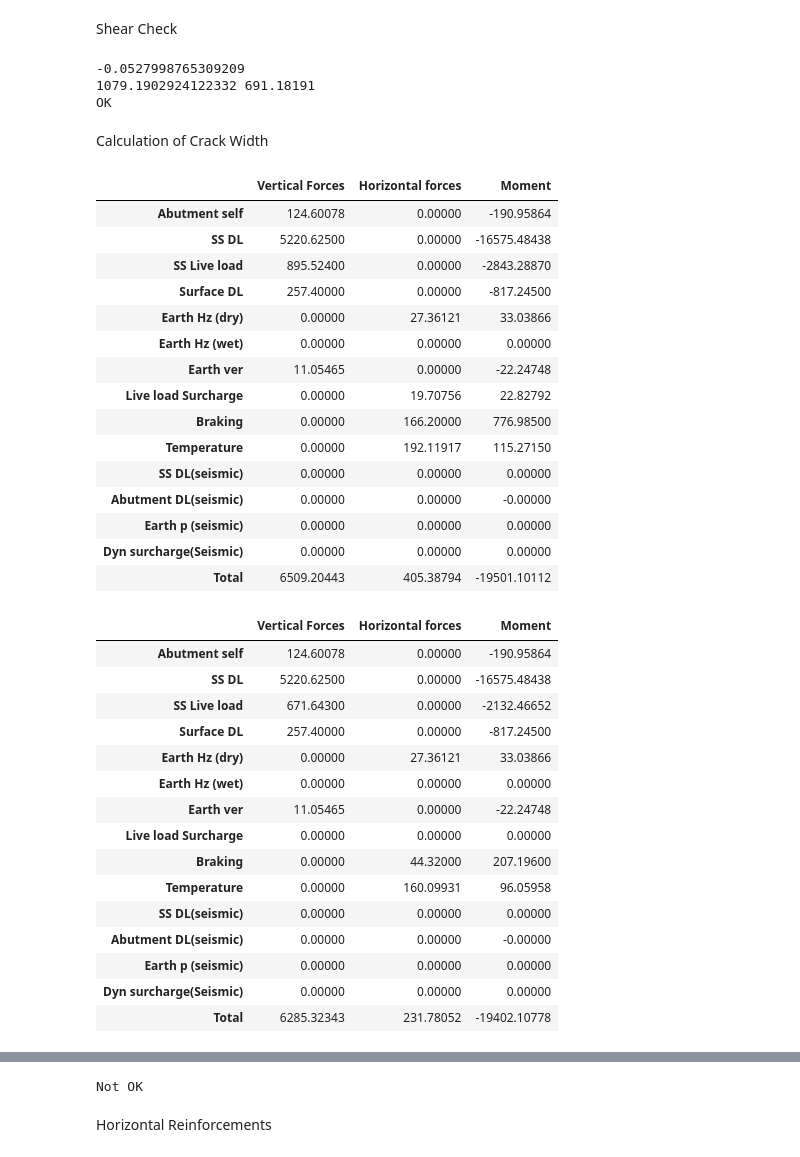
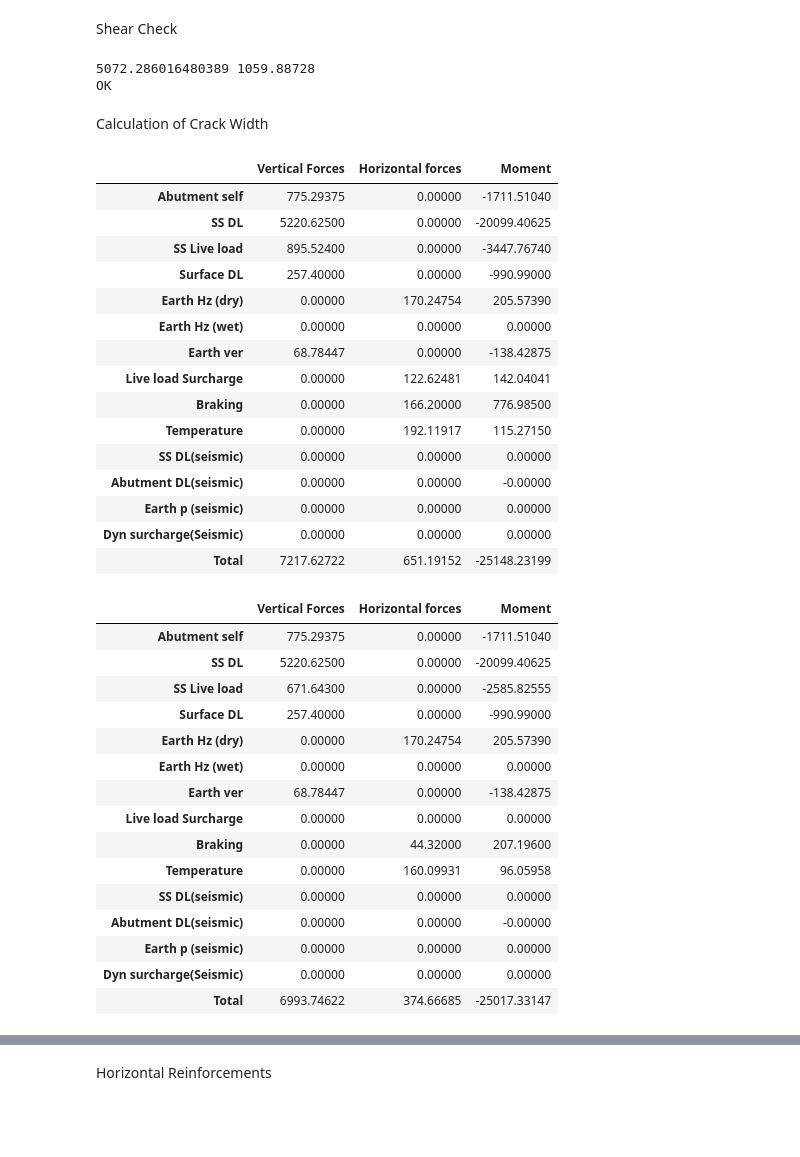
Before and after one commit to Rawrr-123/PSC_bridge, a Jupyter notebook: Abutment.ipynb, the cells around one changed output, grey strips where cells are left out. Drawn from its saved outputs; the diff is of its cells as text; code cells hidden in the pictures; blank space fills up the shorter version.

```diff
--- a/Abutment.ipynb
+++ b/Abutment.ipynb
@@ -65,7 +65,7 @@ Abutment details
 # %%
 #inputs
 df=pd.read_excel('data/abutment.xlsx',index_col=None,header=None)
-df2=pd.read_excel('data/abutment2.xlsx',index_col=None,header=None)
+df2=pd.read_excel('data/abutment2.xlsx',index_col=None,header=None).drop([0,0])
 display(df2)
 bearing_ht = 0.3 #assumed including pedestal
 abut = {
@@ -929,16 +909,14 @@ OK
 # %% [markdown]
 Shear Check
 # %%
-v_min = min(res)*1000
-ac = abut['width_of_abut']*1000*d
-sigma_c = v_min/ac
-k = 1+ pow(200/d,.5) if (1+ pow(200/d,.5))<=2 else 2
-row_1 = ast_pro/(abut['width_of_abut']*1000*d)
-print(row_1)
+v_min = min([A10.iloc[14,0],A11.iloc[14,0]])*1000
+ac = abut['width_of_abut']*1000*((abut['ttl_stembase_width']*1000) - ce - 10)
+k = 1+ pow(200/((abut['ttl_stembase_width']*1000) - ce - 10),.5) if (1+ pow(200/((abut['ttl_stembase_width']*1000) - ce - 10),.5))<=2 else 2
+row_1 = ast_pro/(abut['width_of_abut']*1000*((abut['ttl_stembase_width']*1000) - ce - 10))
 t_min = 0.031*pow(k,1.5)*pow(fck,0.5)
-vrdc_min = (t_min + 0.15*sigma_c)*abut['width_of_abut']*1000*d/1000
-if (0.12*k*pow(80*row_1*fck,0.33)+0.15*sigma_c)*abut['width_of_abut']*1000*d/1000>=vrdc_min:
-    vrdc = (0.12*k*pow(80*row_1*fck,0.33)+0.15*sigma_c)*abut['width_of_abut']*1000*d/1000
+vrdc_min = (t_min + 0.15*(v_min/ac))*abut['width_of_abut']*1000*((abut['ttl_stembase_width']*1000) - ce - 10)/1000
+if (0.12*k*pow(80*row_1*fck,0.33)+0.15*(v_min/ac))*abut['width_of_abut']*1000*((abut['ttl_stembase_width']*1000) - ce - 10)/1000>=vrdc_min:
+    vrdc = (0.12*k*pow(80*row_1*fck,0.33)+0.15*(v_min/ac))*abut['width_of_abut']*1000*((abut['ttl_stembase_width']*1000) - ce - 10)/1000
 else:
     vrdc = vrdc_min
 
@@ -950,14 +928,13 @@ if vrdc >= shear_f:
 else:
     print("Not OK")
 # %% [output]
--0.0527998765309209
-1079.1902924122332 691.18191
+5072.286016480389 1059.88728
 OK
 # %% [markdown]
 Calculation of Crack Width
 # %%
 #Inputs
-hc_eff = min([2.5*(abut['ttl_stembase_width']-d), (abut['ttl_stembase_width']-xu)/3, abut['ttl_stembase_width']/2])
+hc_eff = min([2.5*(abut['ttl_stembase_width']-((abut['ttl_stembase_width']*1000) - ce - 10)), (abut['ttl_stembase_width']-xu)/3, abut['ttl_stembase_width']/2])
 ac_eff = abut['width_of_abut']*hc_eff
 k_t = 0.5
 f_cm = fck+10
@@ -977,56 +954,56 @@ for index,i in enumerate(rare):
     mom_rare.append(round(rare[index]*moment_unf[index],5))
 W1 = pd.DataFrame({"Vertical Forces":v_rare, 'Horizontal forces':hz_rare,"Moment":mom_rare},index = ['Abutment self','SS DL','SS Live load','Surface DL','Earth Hz (dry)','Earth Hz (wet)','Earth ver','Live load Surcharge','Braking','Temperature','SS DL(seismic)','Abutment DL(seismic)','Earth p (seismic)','Dyn surcharge(Seismic)'])
 W1.loc[len(W1.index)] = [W1['Vertical Forces'].sum(), W1['Horizontal forces'].sum(), W1['Moment'].sum()]
 display(W1.rename(index={14:'Total'}))
 
 # Frequent combination
 v_freq = []
 hz_freq = []
 mom_freq = []
 for index,i in enumerate(freq):
     v_freq.append(round(freq[index]*force_ver[index],5))
     hz_freq.append(round(freq[index]*force_hz[index],5))
     mom_freq.append(round(freq[index]*moment_unf[index],5))
 W2 = pd.DataFrame({"Vertical Forces":v_freq, 'Horizontal forces':hz_freq,"Moment":mom_freq},index = ['Abutment self','SS DL','SS Live load','Surface DL','Earth Hz (dry)','Earth Hz (wet)','Earth ver','Live load Surcharge','Braking','Temperature','SS DL(seismic)','Abutment DL(seismic)','Earth p (seismic)','Dyn surcharge(Seismic)'])
 W2.loc[len(W2.index)] = [W2['Vertical Forces'].sum(), W2['Horizontal forces'].sum(), W2['Moment'].sum()]
 display(W2.rename(index={14:'Total'}))
 
 # Quasi-permanent combination
 v_quasi = []
 hz_quasi = []
 mom_quasi = []
 for index,i in enumerate(quasi):
     v_quasi.append(round(quasi[index]*force_ver[index],5))
     hz_quasi.append(round(quasi[index]*force_hz[index],5))
     mom_quasi.append(round(quasi[index]*moment_unf[index],5))
 W3 = pd.DataFrame({"Vertical Forces":v_quasi, 'Horizontal forces':hz_quasi,"Moment":mom_quasi},index = ['Abutment self','SS DL','SS Live load','Surface DL','Earth Hz (dry)','Earth Hz (wet)','Earth ver','Live load Surcharge','Braking','Temperature','SS DL(seismic)','Abutment DL(seismic)','Earth p (seismic)','Dyn surcharge(Seismic)'])
 W3.loc[len(W3.index)] = [W3['Vertical Forces'].sum(), W3['Horizontal forces'].sum(), W3['Moment'].sum()]
 display(W3.rename(index={14:'Total'}))
 # %% [output]
 |  | Vertical Forces | Horizontal forces | Moment |
-| Abutment self | 124.60078 | 0.00000 | -190.95864 |
-| SS DL | 5220.62500 | 0.00000 | -16575.48438 |
-| SS Live load | 895.52400 | 0.00000 | -2843.28870 |
-| Surface DL | 257.40000 | 0.00000 | -817.24500 |
-| Earth Hz (dry) | 0.00000 | 27.36121 | 33.03866 |
+| Abutment self | 775.29375 | 0.00000 | -1711.51040 |
+| SS DL | 5220.62500 | 0.00000 | -20099.40625 |
+| SS Live load | 895.52400 | 0.00000 | -3447.76740 |
+| Surface DL | 257.40000 | 0.00000 | -990.99000 |
+| Earth Hz (dry) | 0.00000 | 170.24754 | 205.57390 |
 | Earth Hz (wet) | 0.00000 | 0.00000 | 0.00000 |
-| Earth ver | 11.05465 | 0.00000 | -22.24748 |
-| Live load Surcharge | 0.00000 | 19.70756 | 22.82792 |
+| Earth ver | 68.78447 | 0.00000 | -138.42875 |
+| Live load Surcharge | 0.00000 | 122.62481 | 142.04041 |
 | Braking | 0.00000 | 166.20000 | 776.98500 |
 | Temperature | 0.00000 | 192.11917 | 115.27150 |
 | SS DL(seismic) | 0.00000 | 0.00000 | 0.00000 |
 | Abutment DL(seismic) | 0.00000 | 0.00000 | -0.00000 |
 | Earth p (seismic) | 0.00000 | 0.00000 | 0.00000 |
 | Dyn surcharge(Seismic) | 0.00000 | 0.00000 | 0.00000 |
-| Total | 6509.20443 | 405.38794 | -19501.10112 |
+| Total | 7217.62722 | 651.19152 | -25148.23199 |
 |  | Vertical Forces | Horizontal forces | Moment |
-| Abutment self | 124.60078 | 0.00000 | -190.95864 |
-| SS DL | 5220.62500 | 0.00000 | -16575.48438 |
-| SS Live load | 671.64300 | 0.00000 | -2132.46652 |
-| Surface DL | 257.40000 | 0.00000 | -817.24500 |
-| Earth Hz (dry) | 0.00000 | 27.36121 | 33.03866 |
+| Abutment self | 775.29375 | 0.00000 | -1711.51040 |
+| SS DL | 5220.62500 | 0.00000 | -20099.40625 |
+| SS Live load | 671.64300 | 0.00000 | -2585.82555 |
+| Surface DL | 257.40000 | 0.00000 | -990.99000 |
+| Earth Hz (dry) | 0.00000 | 170.24754 | 205.57390 |
 | Earth Hz (wet) | 0.00000 | 0.00000 | 0.00000 |
-| Earth ver | 11.05465 | 0.00000 | -22.24748 |
+| Earth ver | 68.78447 | 0.00000 | -138.42875 |
 | Live load Surcharge | 0.00000 | 0.00000 | 0.00000 |
 | Braking | 0.00000 | 44.32000 | 207.19600 |
 | Temperature | 0.00000 | 160.09931 | 96.05958 |
@@ -1034,5 +1011,5 @@ display(W3.rename(index={14:'Total'}))
 | Abutment DL(seismic) | 0.00000 | 0.00000 | -0.00000 |
 | Earth p (seismic) | 0.00000 | 0.00000 | 0.00000 |
 | Dyn surcharge(Seismic) | 0.00000 | 0.00000 | 0.00000 |
-| Total | 6285.32343 | 231.78052 | -19402.10778 |
+| Total | 6993.74622 | 374.66685 | -25017.33147 |
 |  | Vertical Forces | Horizontal forces | Moment |
@@ -1054,22 +1031,17 @@ display(W3.rename(index={14:'Total'}))
 # %%
-bm_crack = min([W1.iloc[14,2],W2.iloc[14,2],W3.iloc[14,2]])
-stress_act = (bm_crack*pow(10,6))/(ast_pro*cgs)
-fct_eff = 0.259*pow(fck,2/3)
-e_cm = 22*pow(f_cm/12.5,0.3)*1000
-ro1_eff = ast_pro/ac_eff
-alp_e = E/e_cm
-if (stress_act-(k_t*fct_eff*(1+alp_e*ro1_eff))/ro1_eff)/E >= 0.6*stress_act/E:
-    diff_e = (stress_act-(k_t*fct_eff*(1+alp_e*ro1_eff))/ro1_eff)/E
+#Check for Cracking criteria
+
+
+if ((((min([W1.iloc[14,2],W2.iloc[14,2],W3.iloc[14,2]]))*pow(10,6))/(ast_pro*cgs))-(k_t*(0.259*pow(fck,2/3))*(1+(E/(22*pow(f_cm/12.5,0.3)*1000))*(ast_pro/ac_eff)))/(ast_pro/ac_eff))/E >= 0.6*(((min([W1.iloc[14,2],W2.iloc[14,2],W3.iloc[14,2]]))*pow(10,6))/(ast_pro*cgs))/E:
+    diff_e = ((((min([W1.iloc[14,2],W2.iloc[14,2],W3.iloc[14,2]]))*pow(10,6))/(ast_pro*cgs))-(k_t*(0.259*pow(fck,2/3))*(1+(E/e_cm)*(ast_pro/ac_eff)))/(ast_pro/ac_eff))/E
 else:
-    diff_e = 0.6*stress_act/E
+    diff_e = 0.6*(((min([W1.iloc[14,2],W2.iloc[14,2],W3.iloc[14,2]]))*pow(10,6))/(ast_pro*cgs))/E
 sr_max = 3.4*c+(0.17*dia)/ro1_eff
 
 #Crack width in mm
 cr_wid = sr_max*diff_e
 #Check
 print("OK") if cr_wid <= 0.3 else print("Not OK")
-# %% [output]
-Not OK
 # %% [markdown]
 Horizontal Reinforcements
 # %%
```
Also changed, not shown: parts of 39 cells of this notebook.
